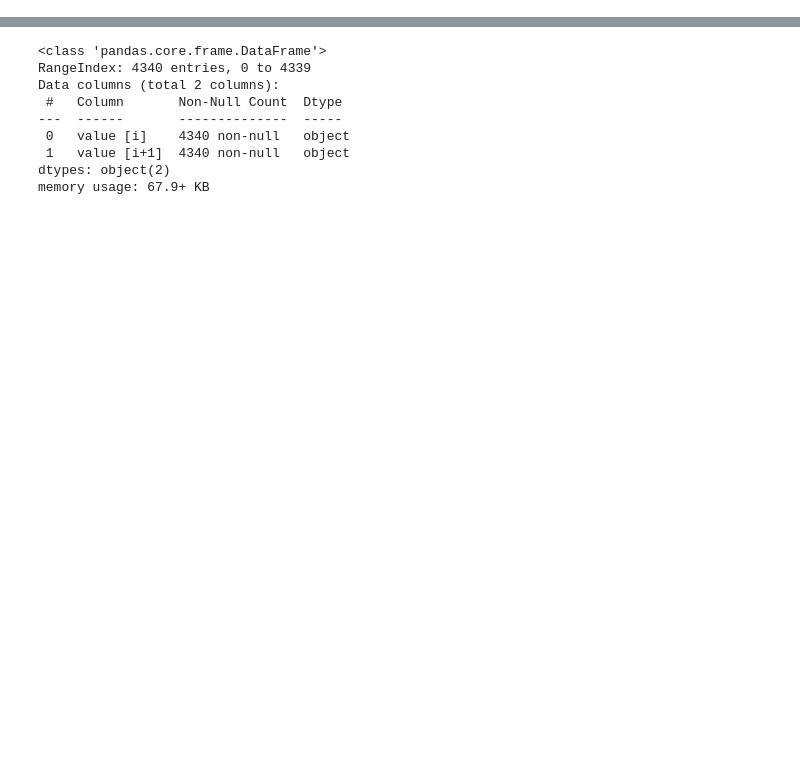
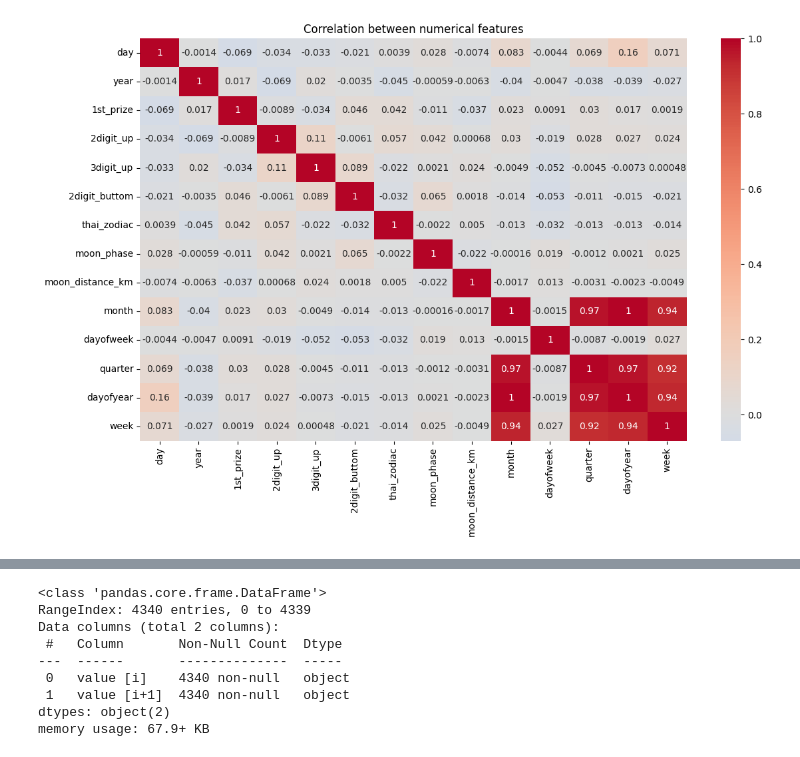
Before and after one commit to tangnatta/AUT461-Thai-Lottery-2025, a Jupyter notebook: eda.ipynb, the cells around one changed output, grey strips where cells are left out. Drawn from its saved outputs; the diff is of its cells as text; code cells hidden in the pictures; blank space fills up the shorter version.

```diff
--- a/eda.ipynb
+++ b/eda.ipynb
@@ -42,0 +215,24 @@ df.to_csv('lottery_data_extracted.csv', index=False)
+# %%
+# Extract time features
+df_time = df.copy()
+
+df_time['year'] = df_time['date'].dt.year
+df_time['month'] = df_time['date'].dt.month
+df_time['day'] = df_time['date'].dt.day
+df_time['dayofweek'] = df_time['date'].dt.dayofweek
+df_time['quarter'] = df_time['date'].dt.quarter
+df_time['dayofyear'] = df_time['date'].dt.dayofyear
+df_time['week'] = df_time['date'].dt.isocalendar().week
+df_time['thai_zodiac'] = df_time['thai_zodiac'].astype('category').cat.codes
+
+# Calculate correlations
+# {'pearson', 'kendall', 'spearman'}
+correlation_matrix = df_time.corr(numeric_only=True, method='pearson')
+
+# Plot correlation matrix
+plt.figure(figsize=(12, 8))
+sns.heatmap(correlation_matrix, annot=True, cmap='coolwarm', center=0)
+plt.title('Correlation between numerical features')
+plt.tight_layout()
+# %% [output]
+[figure, added]
```
Also changed, not shown: parts of 34 cells of this notebook, 5 other files.
